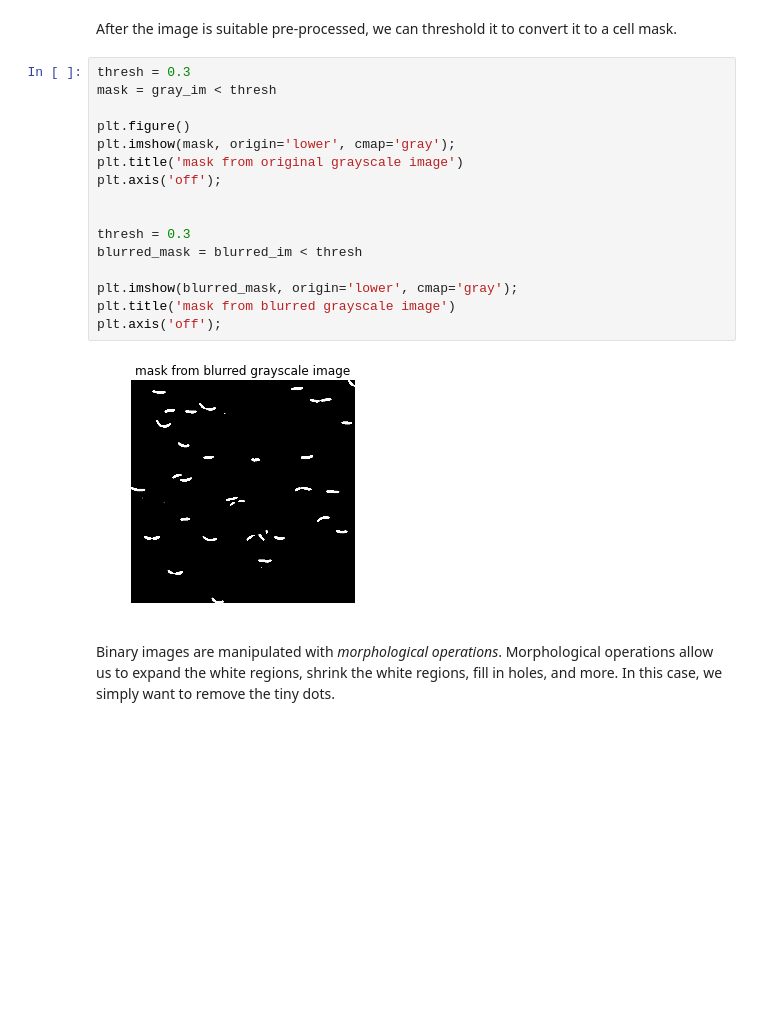
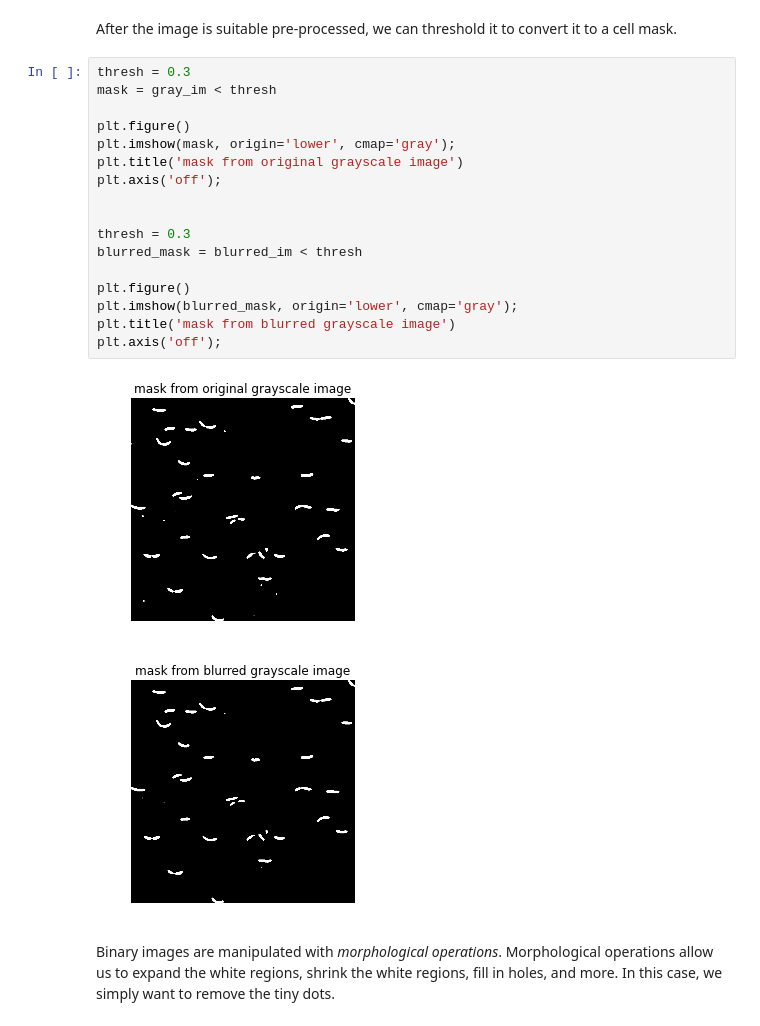
Before and after one commit to brikeats/Image-Analysis-in-Python, a Jupyter notebook: Intro to Image Analysis in Python.ipynb, the cells around one changed output. Drawn from its saved outputs; the diff is of its cells as text; blank space fills up the shorter version.

```diff
--- a/Intro to Image Analysis in Python.ipynb
+++ b/Intro to Image Analysis in Python.ipynb
@@ -419,21 +428,23 @@ After the image is suitable pre-processed, we can threshold it to convert it to
 # %%
 thresh = 0.3
 mask = gray_im < thresh
 
 plt.figure()
 plt.imshow(mask, origin='lower', cmap='gray');
 plt.title('mask from original grayscale image')
 plt.axis('off');
 
 
 thresh = 0.3
 blurred_mask = blurred_im < thresh
 
+plt.figure()
 plt.imshow(blurred_mask, origin='lower', cmap='gray');
 plt.title('mask from blurred grayscale image')
 plt.axis('off');
 # %% [output]
-[figure, old version]
+[figure, new version]
+[figure, added]
 # %% [markdown]
 Binary images are manipulated with *morphological operations*. Morphological operations allow us to expand the white regions, shrink the white regions, fill in holes, and more. In this case, we simply want to remove the tiny dots.
 # %%
```
Also changed, not shown: parts of 6 cells of this notebook, 2 other files.
